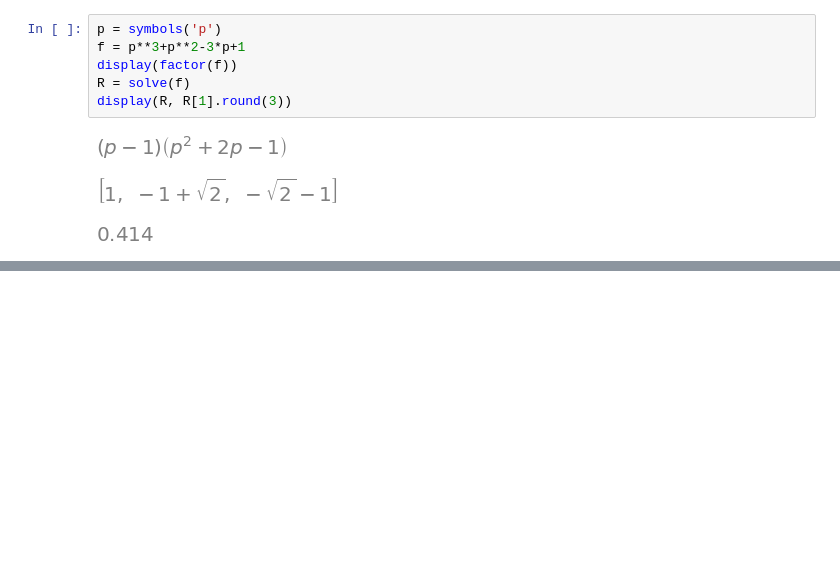
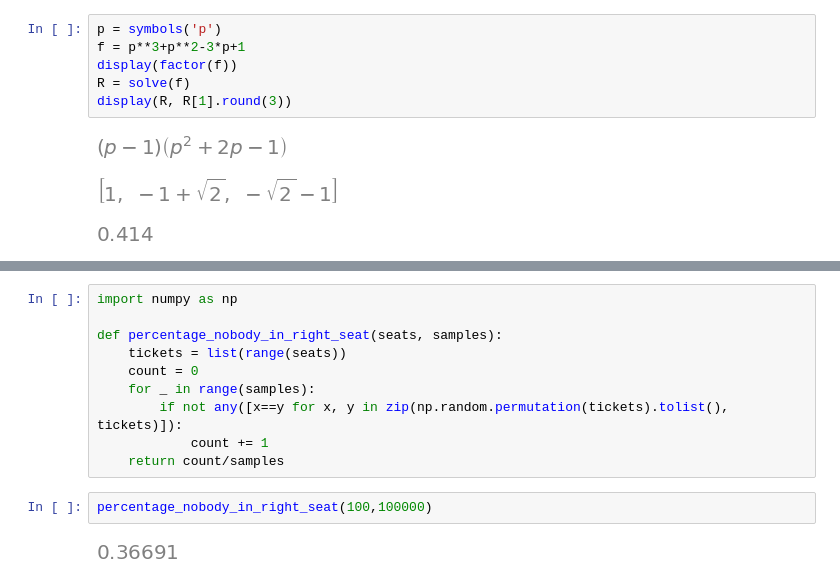
Before and after one commit to edwardlu71/ConceptByExample, a Jupyter notebook: E03_112_MonteCarloByExamples.ipynb, the cells around one changed output, grey strips where cells are left out. Drawn from its saved outputs; the diff is of its cells as text; blank space fills up the shorter version.

```diff
--- a/E03_112_MonteCarloByExamples.ipynb
+++ b/E03_112_MonteCarloByExamples.ipynb
@@ -413,0 +417,14 @@ display(R, R[1].round(3))
+# %%
+import numpy as np
+
+def percentage_nobody_in_right_seat(seats, samples):
+    tickets = list(range(seats))
+    count = 0
+    for _ in range(samples):
+        if not any([x==y for x, y in zip(np.random.permutation(tickets).tolist(), tickets)]):
+            count += 1
+    return count/samples
+# %%
+percentage_nobody_in_right_seat(100,100000)
+# %% [output]
+[figure, added]
```
Also changed, not shown: parts of 12 cells of this notebook.
